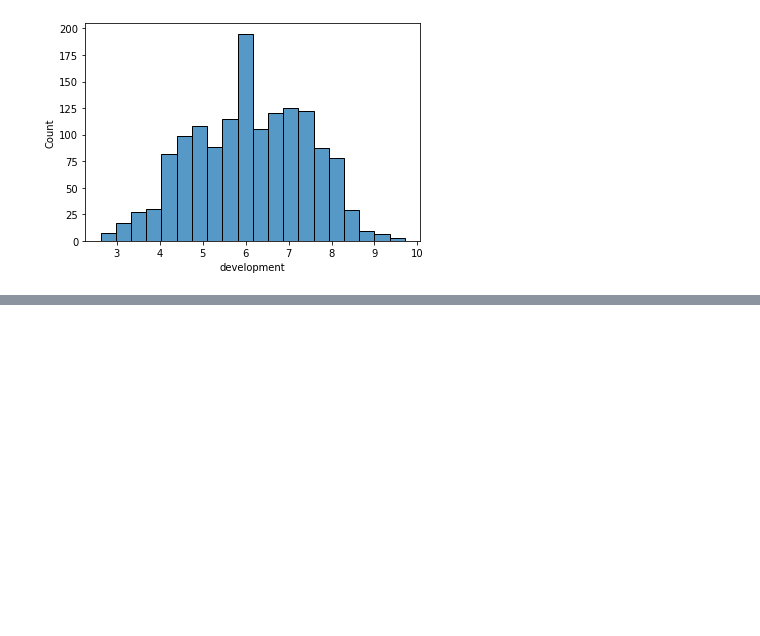
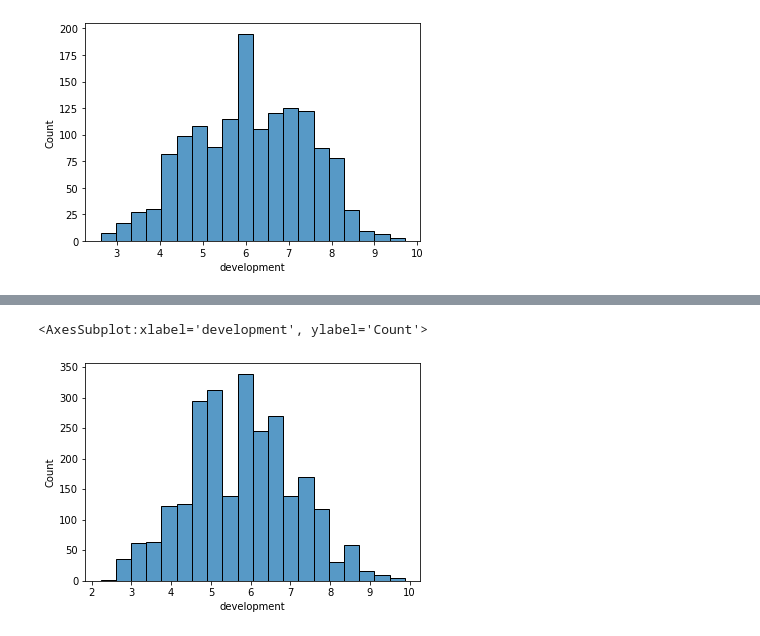
Before and after one commit to felix-rosenberger/Data-Science-Portfolio, a Jupyter notebook: Portfolio 1.ipynb, the cells around one changed output, grey strips where cells are left out. Saved outputs shown, nothing was run; the diff lists cells and outputs as text; code cells hidden in the pictures; blank space fills up the shorter version.

Commit message:
Created all development columns for challenge task. Removed outliers.

```diff
--- a/Portfolio 1.ipynb
+++ b/Portfolio 1.ipynb
@@ -1061,0 +1062,5 @@ sns.histplot(data=tt16_clean, x="development")
+# %%
+# create development column
+
+tt19["development"] = ((tt19["speed"]*1000/60) / tt19["cadence"])
+tt19.loc[: , ["cadence", "speed", "development"]].sample(10)
@@ -1061,0 +1092,5 @@ sns.histplot(data=tt16_clean, x="development")
+# %%
+# remove outliers and test if removed
+
+tt19 = tt19.drop(index = tt19.index[((tt19["development"] < 2) | (tt19["development"] > 10))])
+tt19["development"].describe()
@@ -1061,0 +1107,7 @@ sns.histplot(data=tt16_clean, x="development")
+# %%
+# show distribution of development
+
+sns.histplot(data=tt19, x="development", bins=20)
+# %% [output]
+<AxesSubplot:xlabel='development', ylabel='Count'>
+[figure, added]
```
Also changed, not shown: parts of 25 cells of this notebook.
